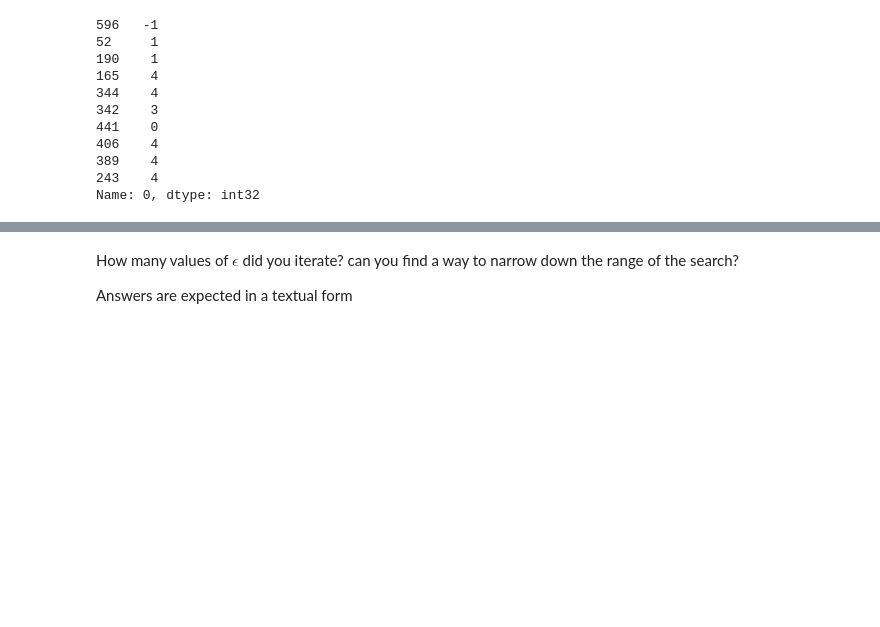
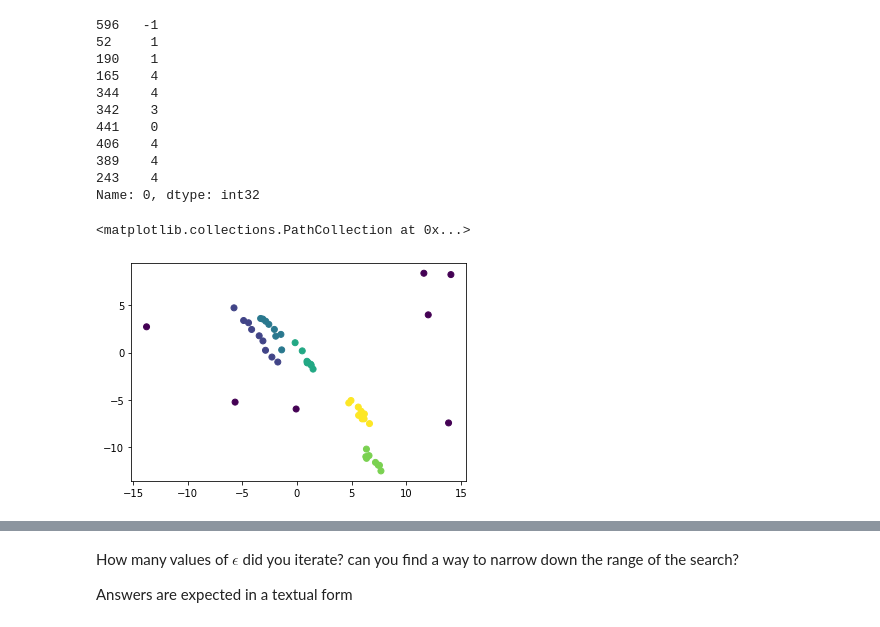
Before and after one commit to Shuaf98/y-data, a Jupyter notebook: ydata_unsupervised_learning/lecture2_advanced_clustering/HW2_Shua_hier_and_dbscan.ipynb, the cells around one changed output, grey strips where cells are left out. Saved outputs shown, nothing was run; the diff lists cells and outputs as text; code cells hidden in the pictures; blank space fills up the shorter version.

```diff
--- a/ydata_unsupervised_learning/lecture2_advanced_clustering/HW2_Shua_hier_and_dbscan.ipynb
+++ b/ydata_unsupervised_learning/lecture2_advanced_clustering/HW2_Shua_hier_and_dbscan.ipynb
@@ -421,3 +426,8 @@ y.iloc[labeled_samples,0].head(10)
 389    4
 243    4
 Name: 0, dtype: int32
+# %%
+plt.scatter(X.iloc[labeled_samples].values[:,0], X.iloc[labeled_samples].values[:,1], c = y.iloc[labeled_samples,0])
+# %% [output]
+<matplotlib.collections.PathCollection at 0x...>
+[figure, added]
```
Also changed, not shown: parts of 12 cells of this notebook, 6 other files.
